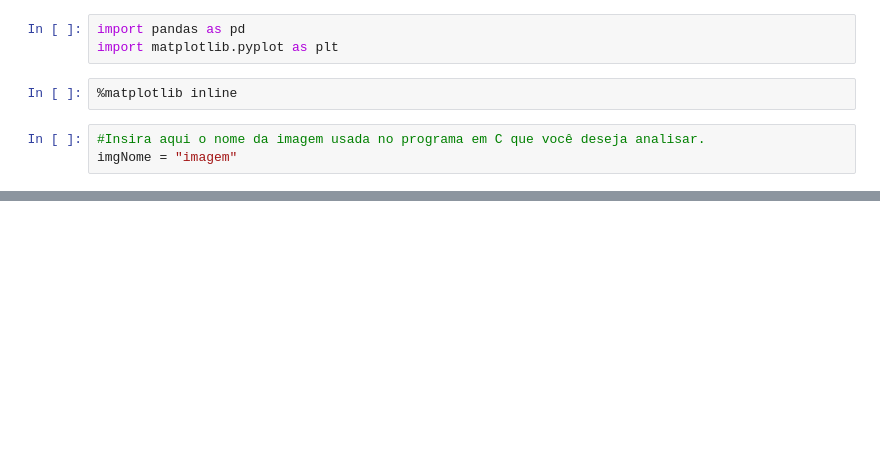
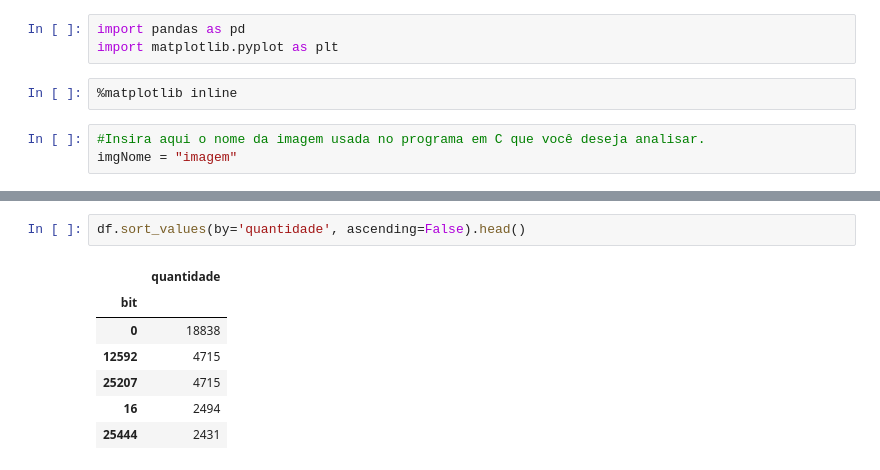
Before and after one commit to matheusantonio/Exercicios-e-Programas-UFF, a Jupyter notebook: PAQ/Trabalho1PAQ/graphic_generator.ipynb, the cells around one changed output, grey strips where cells are left out. Cells and saved outputs as stored; diff of their text form; blank space fills up the shorter version.

```diff
--- a/PAQ/Trabalho1PAQ/graphic_generator.ipynb
+++ b/PAQ/Trabalho1PAQ/graphic_generator.ipynb
@@ -37,0 +29,10 @@ df.plot(figsize=(15, 5), title='Quantidade de bits')
+# %%
+df.sort_values(by='quantidade', ascending=False).head()
+# %% [output]
+|  | quantidade |
+| bit |  |
+| 0 | 18838 |
+| 12592 | 4715 |
+| 25207 | 4715 |
+| 16 | 2494 |
+| 25444 | 2431 |
```
Also changed, not shown: parts of 4 cells of this notebook, 28 other files.
